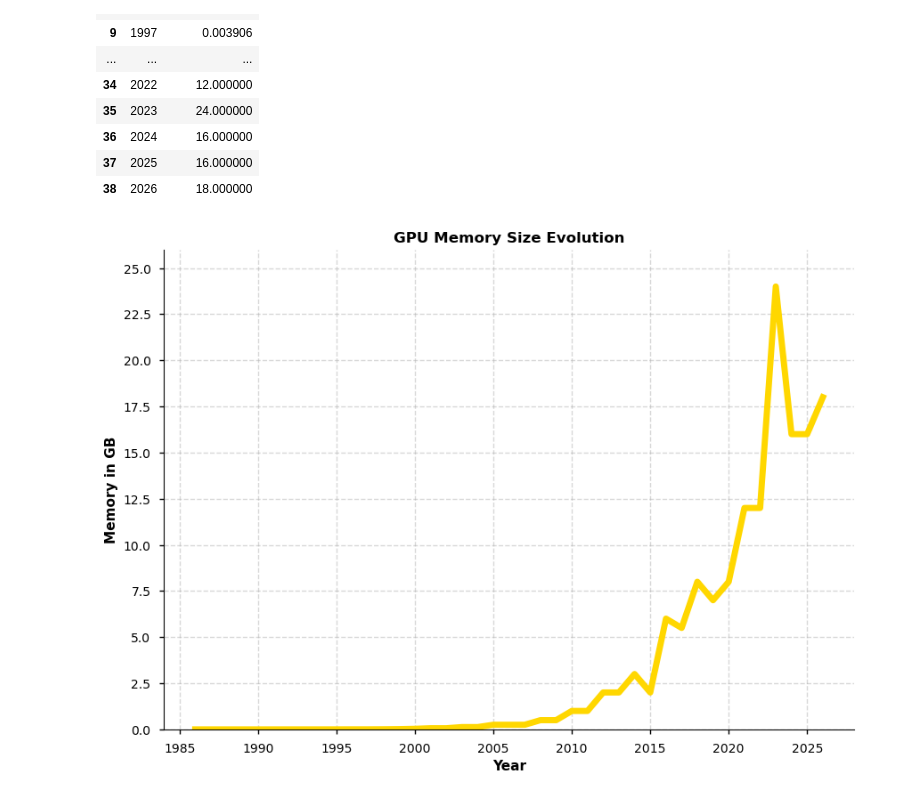
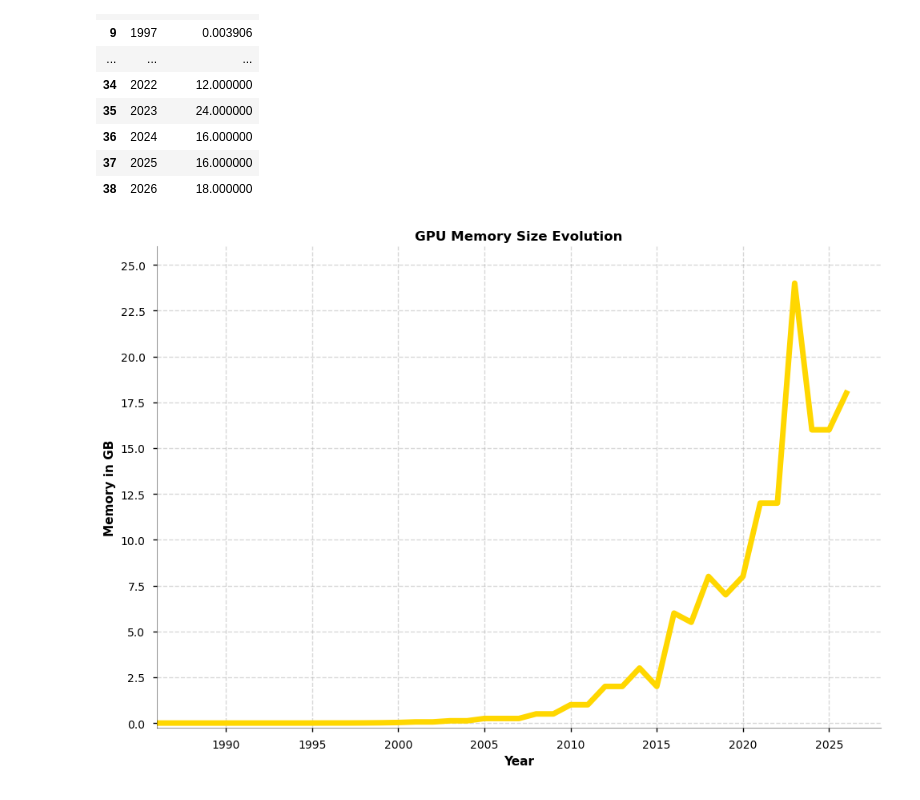
Before and after one commit to chambers29/gpu-analysis, a Jupyter notebook: notebooks/analysis_dateVSmemory.ipynb, the cells around one changed output. Drawn from its saved outputs; the diff is of its cells as text; code cells hidden in the pictures.

```diff
--- a/notebooks/analysis_dateVSmemory.ipynb
+++ b/notebooks/analysis_dateVSmemory.ipynb
@@ -147,37 +147,45 @@ ax.set_xlabel(
     "Year",
     weight="bold"
 )
+ax.set_xlim(
+    1986,2028
+)
 ax.set_xticks(
     np.arange(
-        1985,2026,5
+        1990,2026,5
     )
 )
 
 # y
 ax.set_ylabel(
     "Memory in GB",
     weight="bold"
 )
 ax.set_ylim(
-    0,26
+    -0.25,26
 )
 ax.set_yticks(
-    np.arange(0,25.1,2.5)
+    np.arange(
+        0,25.1,2.5
+    )
 )
 
 # style
 ax.grid(
     True,
     linestyle="--",
     alpha=.5
 )
 ax.set_title(
     "GPU Memory Size Evolution",
     weight="bold"
 )
 ax.spines["top"].set_visible(0)
 ax.spines["right"].set_visible(0)
+ax.spines["bottom"].set_alpha(.4)
+ax.spines["left"].set_alpha(.4)
 
+plt.tight_layout()
 plt.show()
 # %% [output]
-[figure, old version]
+[figure, new version]
```
